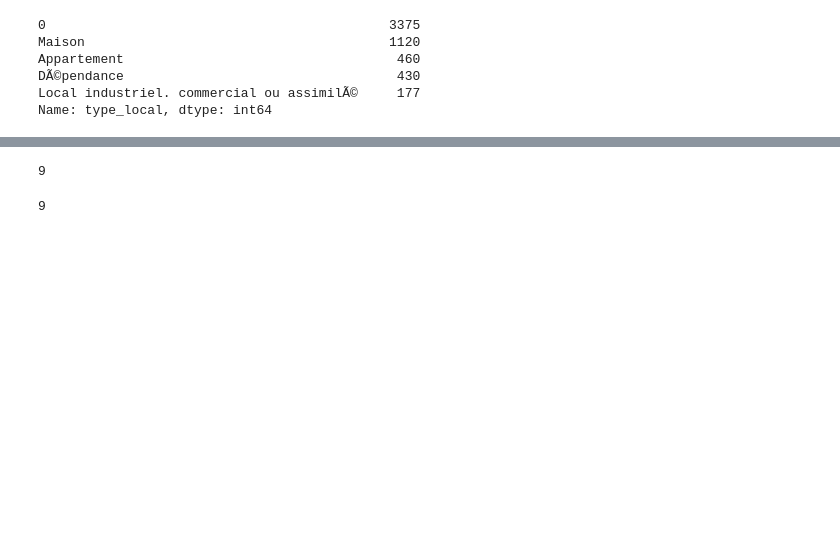
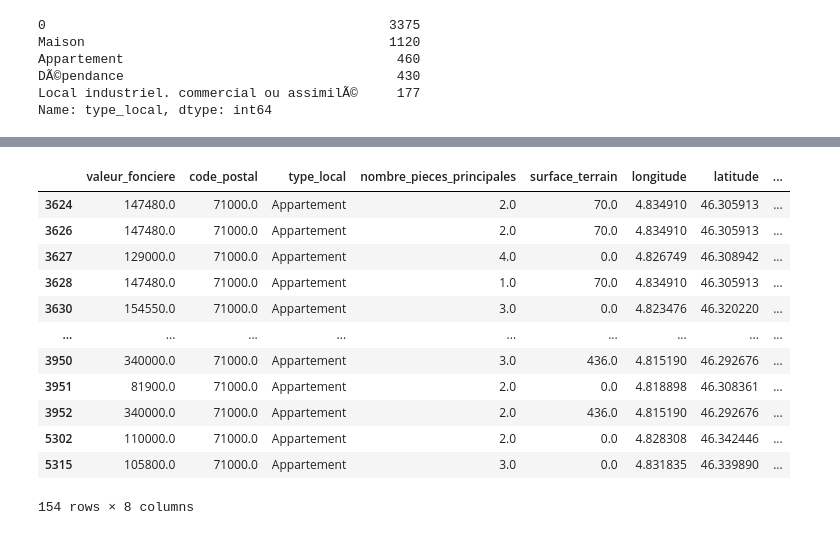
Before and after one commit to SnooK71/automatic-system, a Jupyter notebook: TensorFlow_71_immo.ipynb, the cells around one changed output, grey strips where cells are left out. Saved outputs shown, nothing was run; the diff lists cells and outputs as text; code cells hidden in the pictures; blank space fills up the shorter version.

```diff
--- a/TensorFlow_71_immo.ipynb
+++ b/TensorFlow_71_immo.ipynb
@@ -166,8 +53,20 @@ predictions = model.predict(test_images)
-# %%
-np.argmax(predictions[0])
-# %% [output]
-9
-# %%
-test_labels[0]
-# %% [output]
-9
+# %%
+df.columns
+#data_macon = print(df.iloc[(df['code_postal'].values==71000.),:])
+#data_macon = print(df.loc[(df['type_local'].values=="Appartement"),:])
+data_macon = df.iloc[(df['code_postal'].values==71000.) & (df['type_local'].values=="Appartement"),:]
+data_macon
+# %% [output]
+|  | valeur_fonciere | code_postal | type_local | nombre_pieces_principales | surface_terrain | longitude | latitude | ... |
+| 3624 | 147480.0 | 71000.0 | Appartement | 2.0 | 70.0 | 4.834910 | 46.305913 | ... |
+| 3626 | 147480.0 | 71000.0 | Appartement | 2.0 | 70.0 | 4.834910 | 46.305913 | ... |
+| 3627 | 129000.0 | 71000.0 | Appartement | 4.0 | 0.0 | 4.826749 | 46.308942 | ... |
+| 3628 | 147480.0 | 71000.0 | Appartement | 1.0 | 70.0 | 4.834910 | 46.305913 | ... |
+| 3630 | 154550.0 | 71000.0 | Appartement | 3.0 | 0.0 | 4.823476 | 46.320220 | ... |
+| ... | ... | ... | ... | ... | ... | ... | ... | ... |
+| 3950 | 340000.0 | 71000.0 | Appartement | 3.0 | 436.0 | 4.815190 | 46.292676 | ... |
+| 3951 | 81900.0 | 71000.0 | Appartement | 2.0 | 0.0 | 4.818898 | 46.308361 | ... |
+| 3952 | 340000.0 | 71000.0 | Appartement | 2.0 | 436.0 | 4.815190 | 46.292676 | ... |
+| 5302 | 110000.0 | 71000.0 | Appartement | 2.0 | 0.0 | 4.828308 | 46.342446 | ... |
+| 5315 | 105800.0 | 71000.0 | Appartement | 3.0 | 0.0 | 4.831835 | 46.339890 | ... |
+154 rows × 8 columns
```
Also changed, not shown: parts of 36 cells of this notebook.
